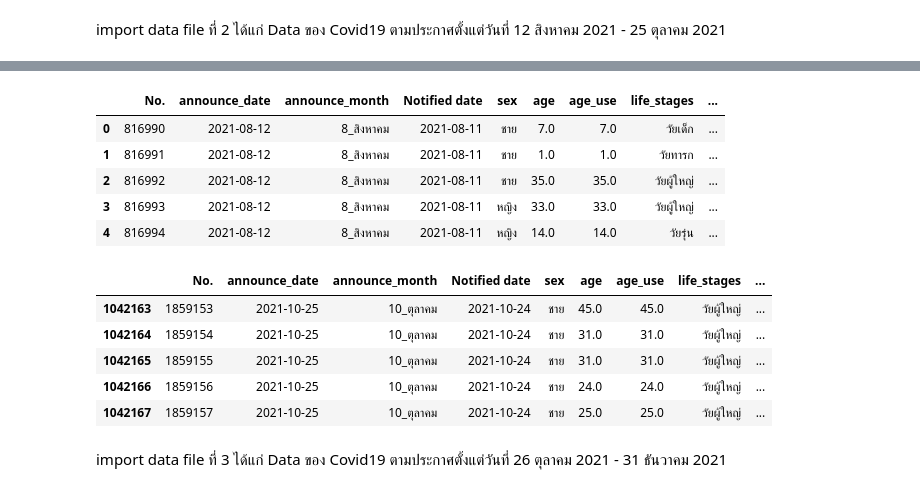
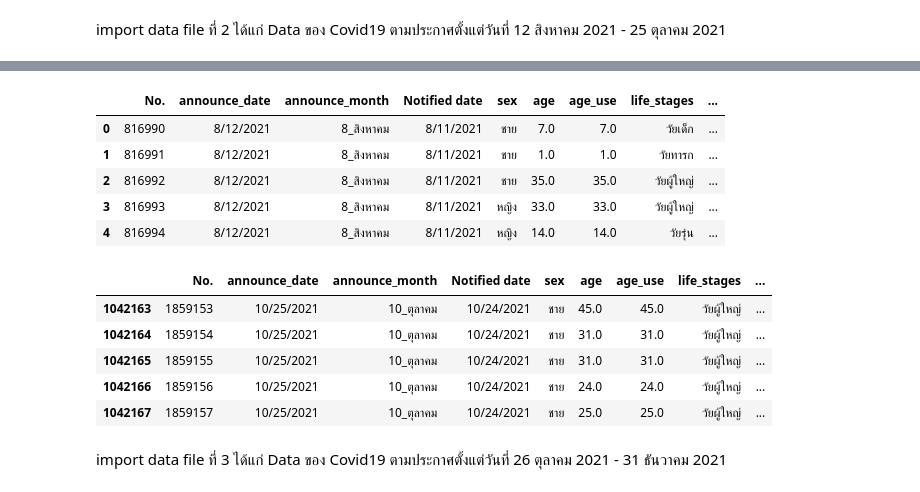
Before and after one commit to Toeysamm/2-64-NIDA-DADS5001, a Jupyter notebook: Covid19_midterm.ipynb, the cells around one changed output, grey strips where cells are left out. Saved outputs shown, nothing was run; the diff lists cells and outputs as text; code cells hidden in the pictures.

```diff
--- a/Covid19_midterm.ipynb
+++ b/Covid19_midterm.ipynb
@@ -66,9 +72,12 @@ df1.tail()
 # %% [markdown]
 import data file ที่ 2 ได้แก่ Data ของ Covid19 ตามประกาศตั้งแต่วันที่ 12 สิงหาคม 2021 - 25 ตุลาคม 2021
 # %%
-%time
-url2 = 'https://docs.google.com/spreadsheets/d/1MFLcdDTeCnLqOXdHeRddWKZCEzm3HSmH/edit?usp=sharing&ouid=109060731963179648304&rtpof=true&sd=true'
-path2 = 'https://drive.google.com/uc?export=download&id='+url2.split('/')[-2]
-df2 = pd.read_excel(path2)
+df2 = pd.read_csv('/content/drive/My Drive/NIDA5001/Covid19_midterm/csv/confirmed-cases-since-clean-120864-251064.csv')
 df2.head()
+
+#%time
+#url2 = 'https://docs.google.com/spreadsheets/d/1MFLcdDTeCnLqOXdHeRddWKZCEzm3HSmH/edit?usp=sharing&ouid=109060731963179648304&rtpof=true&sd=true'
+#path2 = 'https://drive.google.com/uc?export=download&id='+url2.split('/')[-2]
+#df2 = pd.read_excel(path2)
+#df2.head()
 # %% [output]
@@ -77,18 +84,18 @@ Wall time: 7.63 µs
 |  | No. | announce_date | announce_month | Notified date | sex | age | age_use | life_stages | ... |
-| 0 | 816990 | 2021-08-12 | 8_สิงหาคม | 2021-08-11 | ชาย | 7.0 | 7.0 | วัยเด็ก | ... |
-| 1 | 816991 | 2021-08-12 | 8_สิงหาคม | 2021-08-11 | ชาย | 1.0 | 1.0 | วัยทารก | ... |
-| 2 | 816992 | 2021-08-12 | 8_สิงหาคม | 2021-08-11 | ชาย | 35.0 | 35.0 | วัยผู้ใหญ่ | ... |
-| 3 | 816993 | 2021-08-12 | 8_สิงหาคม | 2021-08-11 | หญิง | 33.0 | 33.0 | วัยผู้ใหญ่ | ... |
-| 4 | 816994 | 2021-08-12 | 8_สิงหาคม | 2021-08-11 | หญิง | 14.0 | 14.0 | วัยรุ่น | ... |
+| 0 | 816990 | 8/12/2021 | 8_สิงหาคม | 8/11/2021 | ชาย | 7.0 | 7.0 | วัยเด็ก | ... |
+| 1 | 816991 | 8/12/2021 | 8_สิงหาคม | 8/11/2021 | ชาย | 1.0 | 1.0 | วัยทารก | ... |
+| 2 | 816992 | 8/12/2021 | 8_สิงหาคม | 8/11/2021 | ชาย | 35.0 | 35.0 | วัยผู้ใหญ่ | ... |
+| 3 | 816993 | 8/12/2021 | 8_สิงหาคม | 8/11/2021 | หญิง | 33.0 | 33.0 | วัยผู้ใหญ่ | ... |
+| 4 | 816994 | 8/12/2021 | 8_สิงหาคม | 8/11/2021 | หญิง | 14.0 | 14.0 | วัยรุ่น | ... |
 # %%
 df2.tail()
 # %% [output]
 |  | No. | announce_date | announce_month | Notified date | sex | age | age_use | life_stages | ... |
-| 1042163 | 1859153 | 2021-10-25 | 10_ตุลาคม | 2021-10-24 | ชาย | 45.0 | 45.0 | วัยผู้ใหญ่ | ... |
-| 1042164 | 1859154 | 2021-10-25 | 10_ตุลาคม | 2021-10-24 | ชาย | 31.0 | 31.0 | วัยผู้ใหญ่ | ... |
-| 1042165 | 1859155 | 2021-10-25 | 10_ตุลาคม | 2021-10-24 | ชาย | 31.0 | 31.0 | วัยผู้ใหญ่ | ... |
-| 1042166 | 1859156 | 2021-10-25 | 10_ตุลาคม | 2021-10-24 | ชาย | 24.0 | 24.0 | วัยผู้ใหญ่ | ... |
-| 1042167 | 1859157 | 2021-10-25 | 10_ตุลาคม | 2021-10-24 | ชาย | 25.0 | 25.0 | วัยผู้ใหญ่ | ... |
+| 1042163 | 1859153 | 10/25/2021 | 10_ตุลาคม | 10/24/2021 | ชาย | 45.0 | 45.0 | วัยผู้ใหญ่ | ... |
+| 1042164 | 1859154 | 10/25/2021 | 10_ตุลาคม | 10/24/2021 | ชาย | 31.0 | 31.0 | วัยผู้ใหญ่ | ... |
+| 1042165 | 1859155 | 10/25/2021 | 10_ตุลาคม | 10/24/2021 | ชาย | 31.0 | 31.0 | วัยผู้ใหญ่ | ... |
+| 1042166 | 1859156 | 10/25/2021 | 10_ตุลาคม | 10/24/2021 | ชาย | 24.0 | 24.0 | วัยผู้ใหญ่ | ... |
+| 1042167 | 1859157 | 10/25/2021 | 10_ตุลาคม | 10/24/2021 | ชาย | 25.0 | 25.0 | วัยผู้ใหญ่ | ... |
 # %% [markdown]
 import data file ที่ 3 ได้แก่ Data ของ Covid19 ตามประกาศตั้งแต่วันที่ 26 ตุลาคม 2021 - 31 ธันวาคม 2021
 # %%
```
Also changed, not shown: parts of 23 cells of this notebook.
